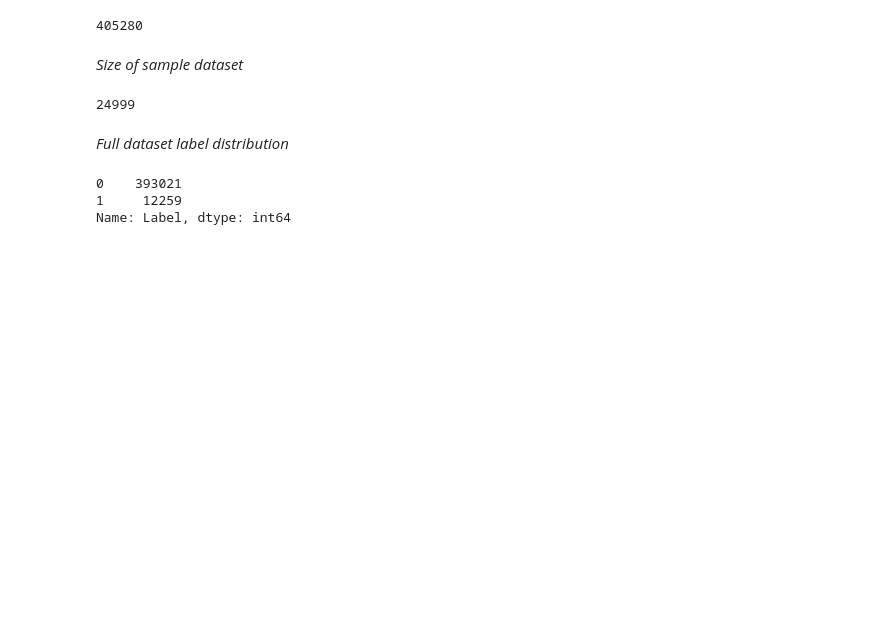
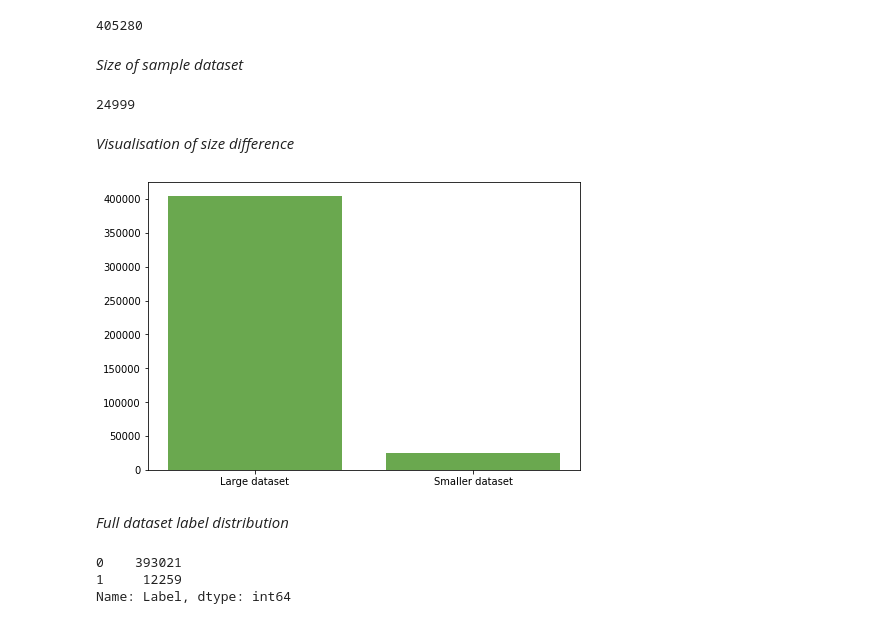
Before and after one commit to relhwigi/GE_GRAPE_Mammogram_Classification, a Jupyter notebook: Mammography_Classification.ipynb, the cells around one changed output. Cells and saved outputs as stored; diff of their text form; code cells hidden in the pictures; blank space fills up the shorter version.

```diff
--- a/Mammography_Classification.ipynb
+++ b/Mammography_Classification.ipynb
@@ -62,6 +64,17 @@ some_number_of_samples = some_data['PatientID'].count()
 some_number_of_samples
 # %% [output]
 24999
+# %% [markdown]
+*Visualisation of size difference*
+# %%
+fig = plt.figure()
+ax = fig.add_axes([0,0,1,1])
+sets = ['Large dataset', 'Smaller dataset']
+samples = [full_number_of_samples, some_number_of_samples]
+ax.bar(sets,samples, color="#6aa84f")
+plt.show()
+# %% [output]
+[figure, added]
 # %% [markdown]
 *Full dataset label distribution*
 # %%
```
Also changed, not shown: parts of 18 cells of this notebook.
